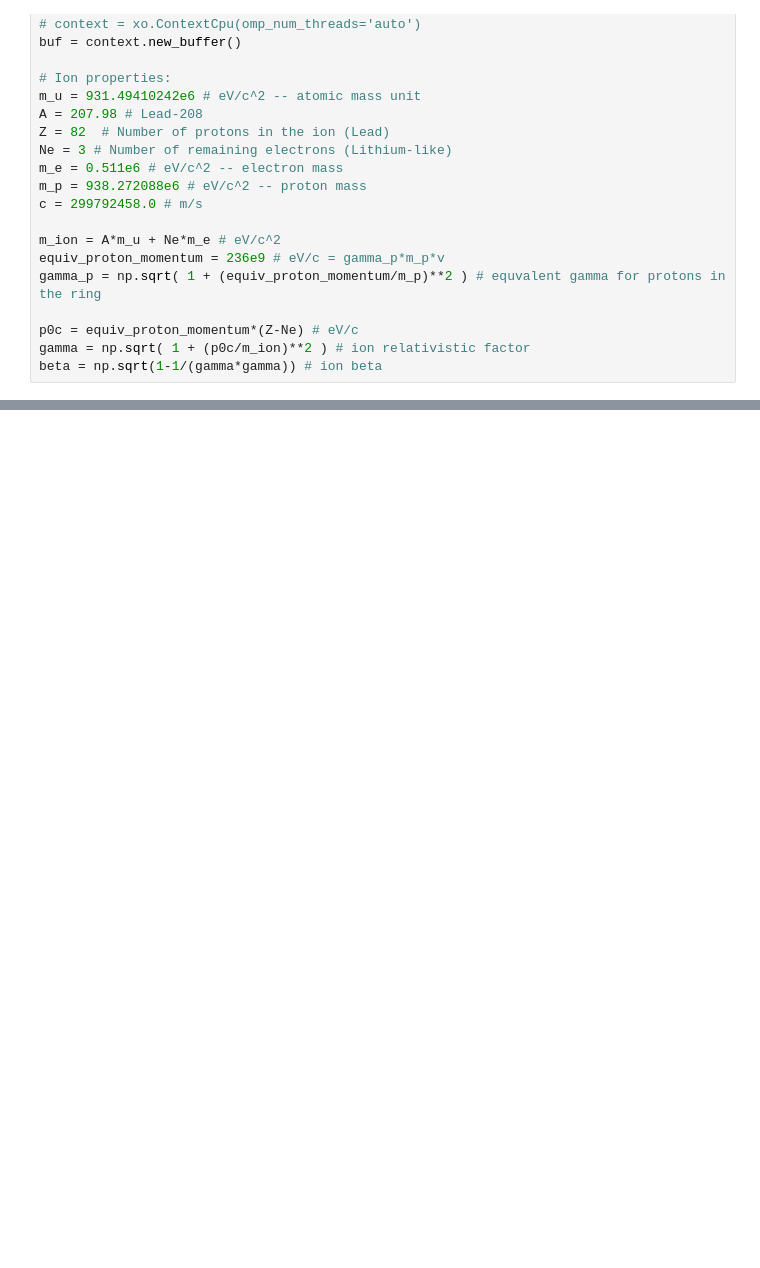
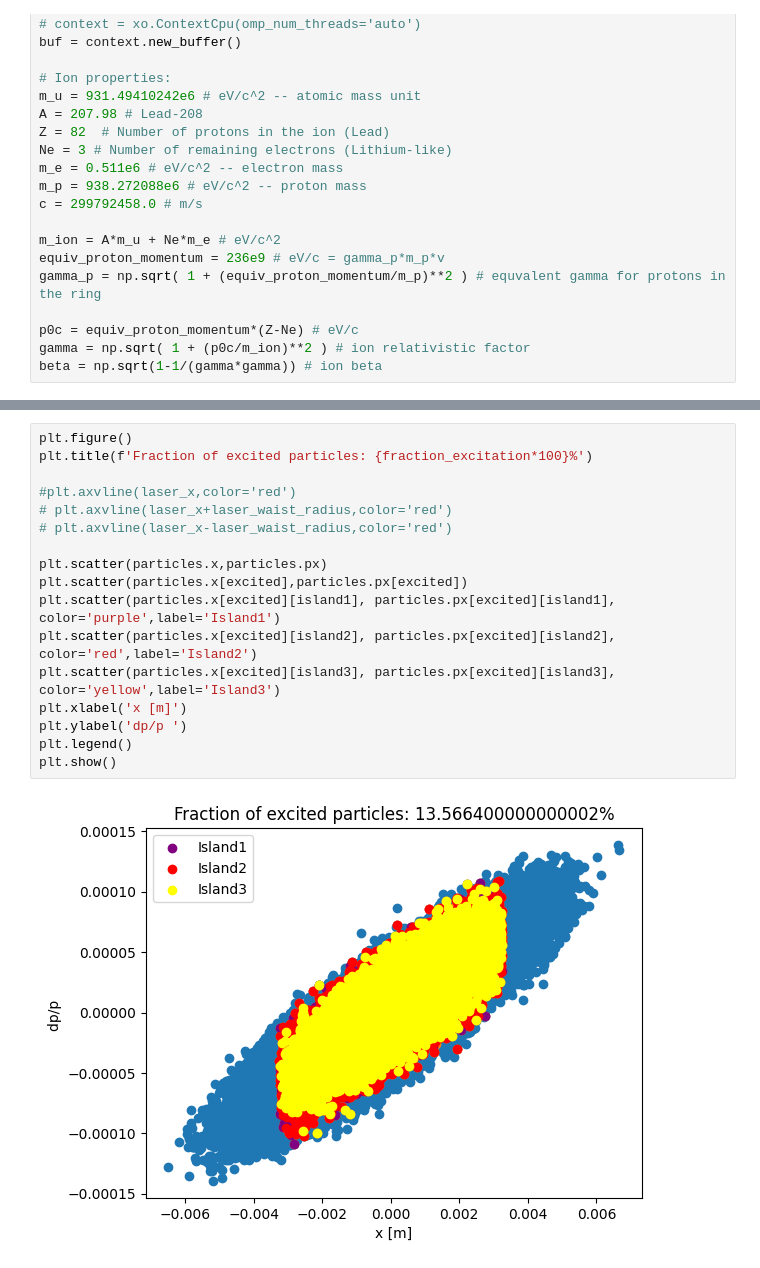
Before and after one commit to pkruyt/laser_cooling, a Jupyter notebook: CWLaser-full-beam.ipynb, the cells around one changed output, grey strips where cells are left out. Saved outputs shown, nothing was run; the diff lists cells and outputs as text; blank space fills up the shorter version.

```diff
--- a/CWLaser-full-beam.ipynb
+++ b/CWLaser-full-beam.ipynb
@@ -230,0 +276,19 @@ plt.show()
+# %%
+plt.figure()
+plt.title(f'Fraction of excited particles: {fraction_excitation*100}%')
+
+#plt.axvline(laser_x,color='red')
+# plt.axvline(laser_x+laser_waist_radius,color='red')
+# plt.axvline(laser_x-laser_waist_radius,color='red')
+
+plt.scatter(particles.x,particles.px)
+plt.scatter(particles.x[excited],particles.px[excited])
+plt.scatter(particles.x[excited][island1], particles.px[excited][island1], color='purple',label='Island1')
+plt.scatter(particles.x[excited][island2], particles.px[excited][island2], color='red',label='Island2')
+plt.scatter(particles.x[excited][island3], particles.px[excited][island3], color='yellow',label='Island3')
+plt.xlabel('x [m]')
+plt.ylabel('dp/p ')
+plt.legend()
+plt.show()
+# %% [output]
+[figure, added]
```
Also changed, not shown: parts of 7 cells of this notebook, 5 other files.
